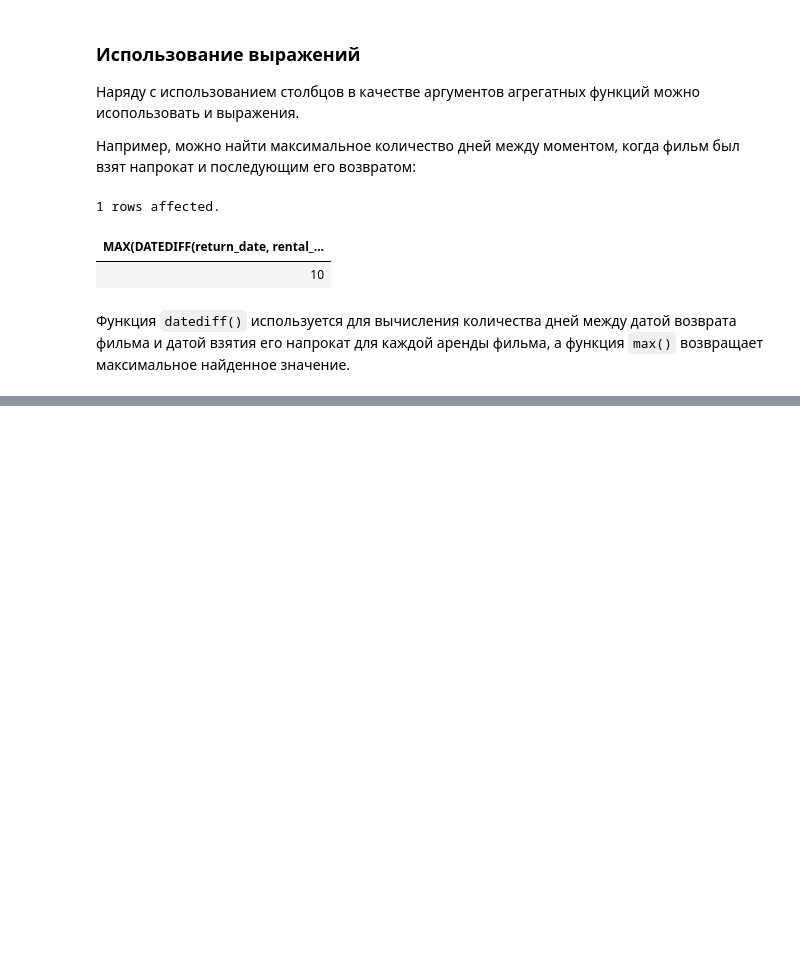
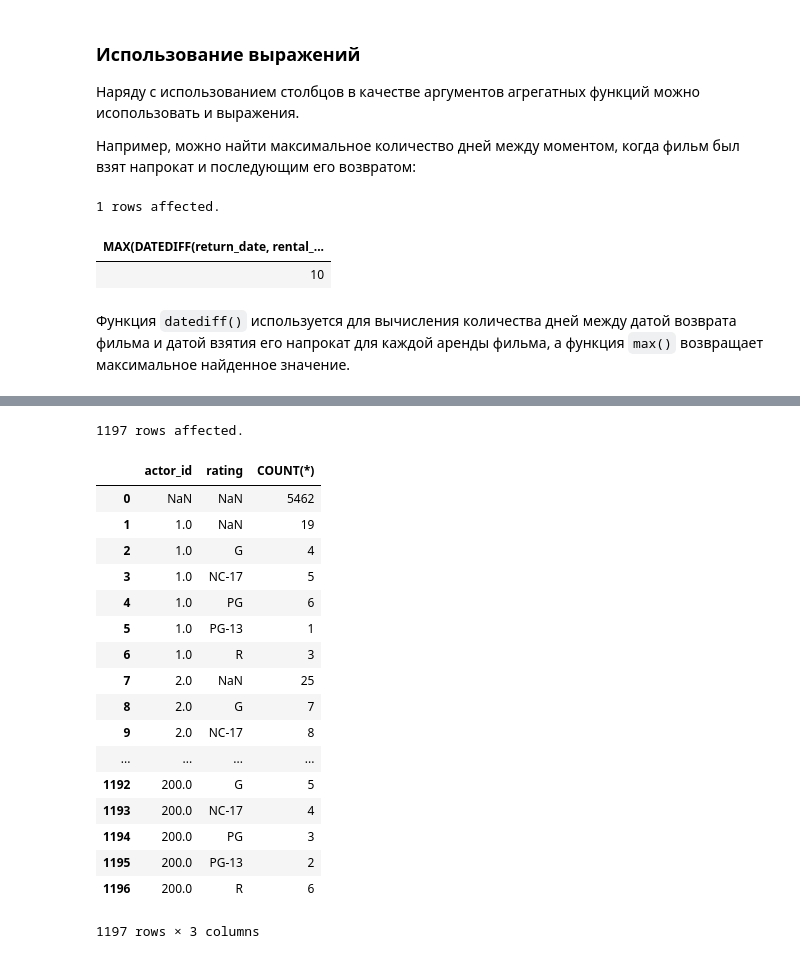
Before and after one commit to magus1968/learning-sql, a Jupyter notebook: docs/chapters/ch08.ipynb, the cells around one changed output, grey strips where cells are left out. Cells and saved outputs as stored; diff of their text form; code cells hidden in the pictures; blank space fills up the shorter version.

```diff
--- a/docs/chapters/ch08.ipynb
+++ b/docs/chapters/ch08.ipynb
@@ -26,10 +26,12 @@ abbreviations:
 ---
 # %%
 import pandas as pd
-from sqlalchemy import create_engine
-from sqlalchemy.engine import URL
+import sqlalchemy as sa
+import sql
 
-connection_url = URL.create(
+pd.set_option('display.max_rows', 20)
+
+connection_url = sa.engine.URL.create(
     drivername="mysql+pymysql",
     host="localhost",
     port=3306,
@@ -37,19 +39,18 @@ connection_url = URL.create(
     username="root",
     password="********",
 )
-
-engine = create_engine(connection_url)
+engine = sa.create_engine(connection_url)
 
 %load_ext sql
 
-%config SqlMagic.displaylimit = 20
+# %config SqlMagic.displaylimit = 20
 %config SqlMagic.displaycon = False
 # %config SqlMagic.feedback = False
 %config SqlMagic.autopandas = True
 
 %sql engine
 
-print(f'Pandas ver. {pd.__version__}')
-print("SQLAlchemy - подключение создано")
-print("JupySQL - успешно подключен через SQLAlchemy Engine!")
+print(f"Pandas ver. {pd.__version__}: порог усечения строк уменьшен до 20")
+print(f"SQLAlchemy ver. {sa.__version__}: подключение создано")
+print(f"JupySQL ver. {sql.__version__}: подключен через SQLAlchemy Engine")
 # %% [output]
@@ -414,0 +594,33 @@ FROM rental;
+# %%
+# Увеличим количество строк при усечении до 20 (по 10 сверху и снизу)
+pd.set_option('display.min_rows', 20)
+# %%
+%%sql
+SELECT
+    fa.actor_id,
+    f.rating,
+    COUNT(*)
+FROM film_actor fa
+    INNER JOIN film f ON fa.film_id = f.film_id
+GROUP BY fa.actor_id, f.rating WITH ROLLUP
+ORDER BY fa.actor_id, f.rating;
+# %% [output]
+1197 rows affected.
+|  | actor_id | rating | COUNT(*) |
+| 0 | NaN | NaN | 5462 |
+| 1 | 1.0 | NaN | 19 |
+| 2 | 1.0 | G | 4 |
+| 3 | 1.0 | NC-17 | 5 |
+| 4 | 1.0 | PG | 6 |
+| 5 | 1.0 | PG-13 | 1 |
+| 6 | 1.0 | R | 3 |
+| 7 | 2.0 | NaN | 25 |
+| 8 | 2.0 | G | 7 |
+| 9 | 2.0 | NC-17 | 8 |
+| ... | ... | ... | ... |
+| 1192 | 200.0 | G | 5 |
+| 1193 | 200.0 | NC-17 | 4 |
+| 1194 | 200.0 | PG | 3 |
+| 1195 | 200.0 | PG-13 | 2 |
+| 1196 | 200.0 | R | 6 |
+1197 rows × 3 columns
```
Also changed, not shown: parts of 45 cells of this notebook, 3 other files.
